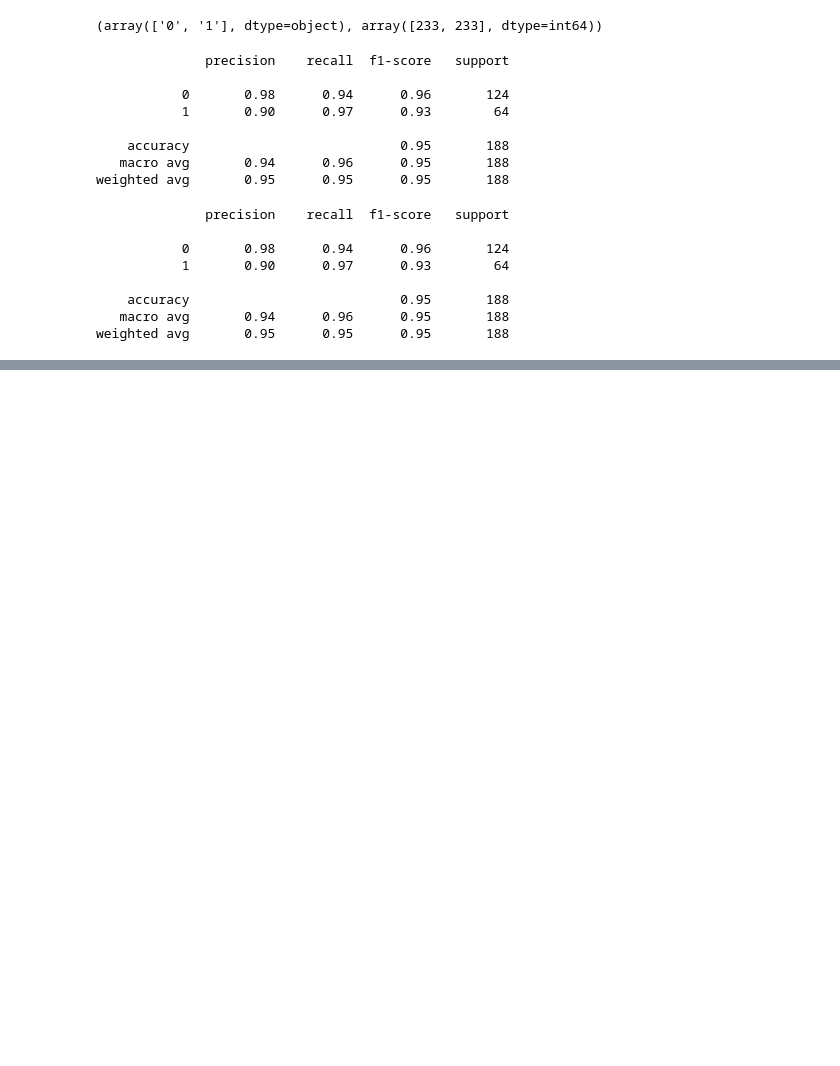
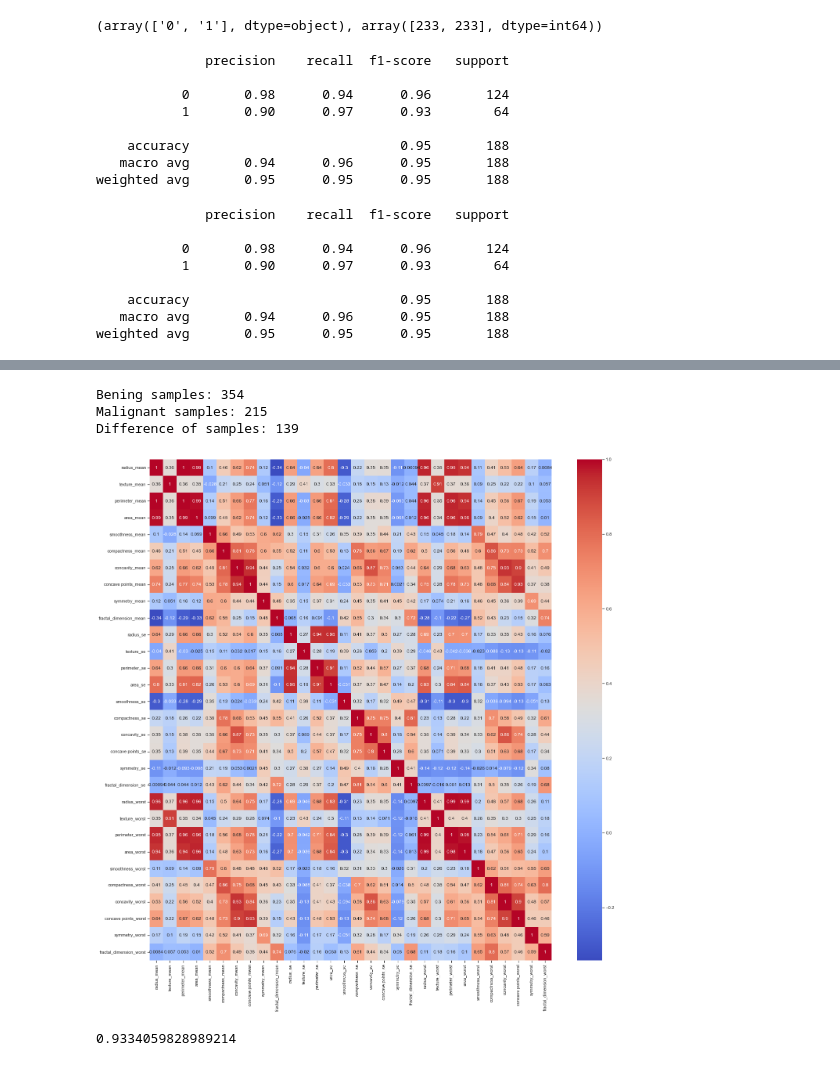
Before and after one commit to RobVergano/PDA22-Project-2, a Jupyter notebook: PDA22 Project 2.ipynb, the cells around one changed output, grey strips where cells are left out. Drawn from its saved outputs; the diff is of its cells as text; code cells hidden in the pictures; blank space fills up the shorter version.

```diff
--- a/PDA22 Project 2.ipynb
+++ b/PDA22 Project 2.ipynb
@@ -1084,0 +1209,6 @@ ModuleNotFoundError: No module named 'torch'
+# %%
+model = GaussianCopula()
+# %%
+model.fit(ds)
+# %%
+sample = model.sample(len(ds))
@@ -1084,0 +1231,20 @@ ModuleNotFoundError: No module named 'torch'
+# %%
+svcb = sample[sample["diagnosis"] == '0'].shape[0]
+svcm = sample[sample["diagnosis"] == '1'].shape[0]
+svc_dif = svcb-svcm
+
+print("Bening samples:", svcb)
+print("Malignant samples:", svcm)
+print("Difference of samples:", svc_dif)
+# %% [output]
+Bening samples: 354
+Malignant samples: 215
+Difference of samples: 139
+# %%
+# Finding correlation among features using sns' heatmap
+sns.set(style="ticks")
+plt.figure(figsize=(20,20))
+sns.heatmap(sample.corr(),annot=True,cmap='coolwarm')
+plt.tight_layout()
+# %% [output]
+[figure, added]
@@ -1084,0 +1253,6 @@ ModuleNotFoundError: No module named 'torch'
+# %%
+# Accuracy (the closest to 1 the more similar are both tables)
+
+evaluate(sample, ds)
+# %% [output]
+0.9334059828989214
```
Also changed, not shown: parts of 74 cells of this notebook.
